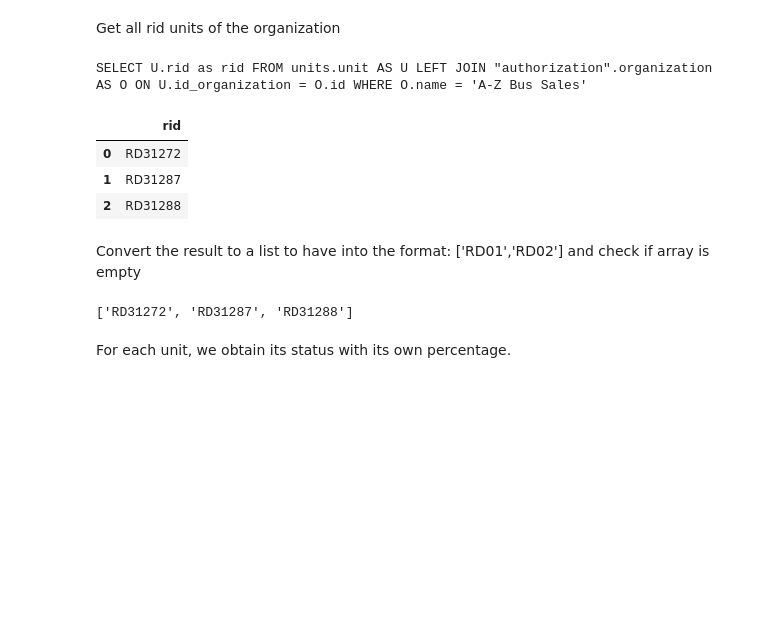
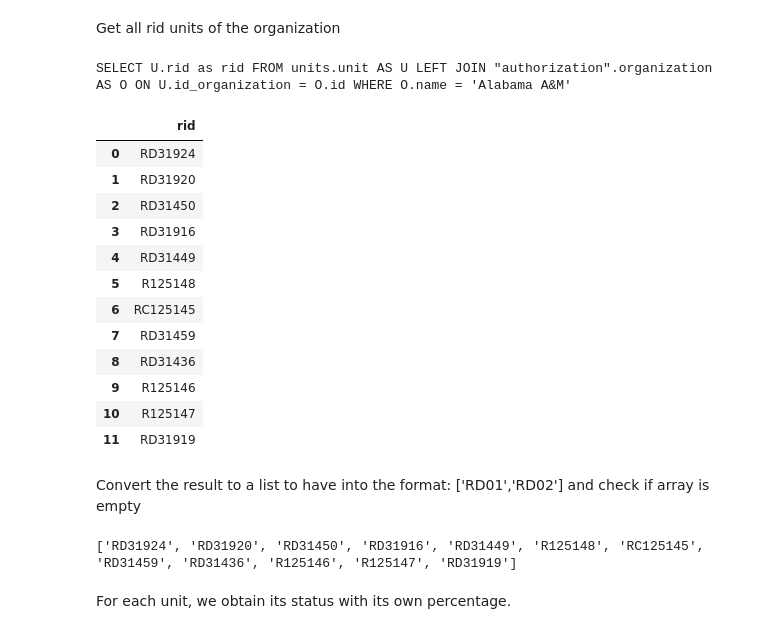
Before and after one commit to cosijoeza/vectorstat-reports, a Jupyter notebook: vectorstat-reports.ipynb, the cells around one changed output. Cells and saved outputs as stored; diff of their text form; code cells hidden in the pictures; blank space fills up the shorter version.

```diff
--- a/vectorstat-reports.ipynb
+++ b/vectorstat-reports.ipynb
@@ -50,19 +50,28 @@ query = "SELECT U.rid as rid "\
 "FROM units.unit AS U "\
 "LEFT JOIN \"authorization\".organization AS O "\
 "ON U.id_organization = O.id "\
-"WHERE O.name = " + f"'{organization_name}'"
+"WHERE O.name = '" + f"{organization_name}'"
 
 if(debug):print(query)
 # %% [output]
-SELECT U.rid as rid FROM units.unit AS U LEFT JOIN "authorization".organization AS O ON U.id_organization = O.id WHERE O.name = 'A-Z Bus Sales'
+SELECT U.rid as rid FROM units.unit AS U LEFT JOIN "authorization".organization AS O ON U.id_organization = O.id WHERE O.name = 'Alabama A&M'
 # %%
-df = pd.read_sql_query(query, con=engine)
+df = pd.read_sql(query, con=engine)
 df
 # %% [output]
 |  | rid |
-| 0 | RD31272 |
-| 1 | RD31287 |
-| 2 | RD31288 |
+| 0 | RD31924 |
+| 1 | RD31920 |
+| 2 | RD31450 |
+| 3 | RD31916 |
+| 4 | RD31449 |
+| 5 | R125148 |
+| 6 | RC125145 |
+| 7 | RD31459 |
+| 8 | RD31436 |
+| 9 | R125146 |
+| 10 | R125147 |
+| 11 | RD31919 |
 # %% [markdown]
 Convert the result to a list to have into the format: ['RD01','RD02'] and check if array is empty
 # %%
@@ -73,7 +82,7 @@ if len(array) == 0:
 else:
     array_string = "ARRAY" + f"{array} "
 # %% [output]
-['RD31272', 'RD31287', 'RD31288']
+['RD31924', 'RD31920', 'RD31450', 'RD31916', 'RD31449', 'R125148', 'RC125145', 'RD31459', 'RD31436', 'R125146', 'R125147', 'RD31919']
 # %% [markdown]
 For each unit, we obtain its status with its own percentage.
 # %%
```
Also changed, not shown: parts of 10 cells of this notebook.
